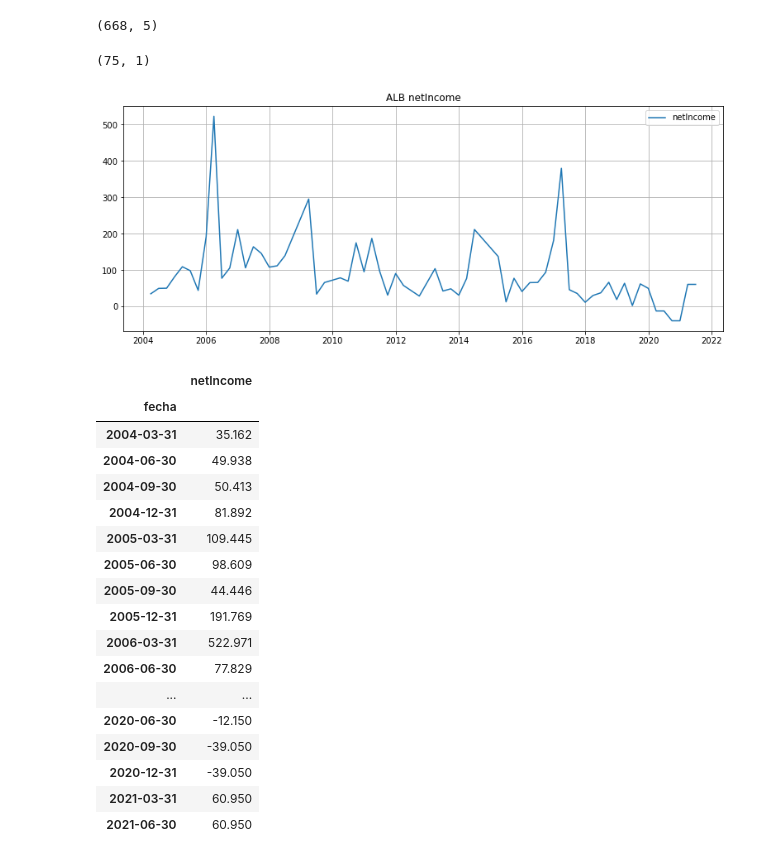
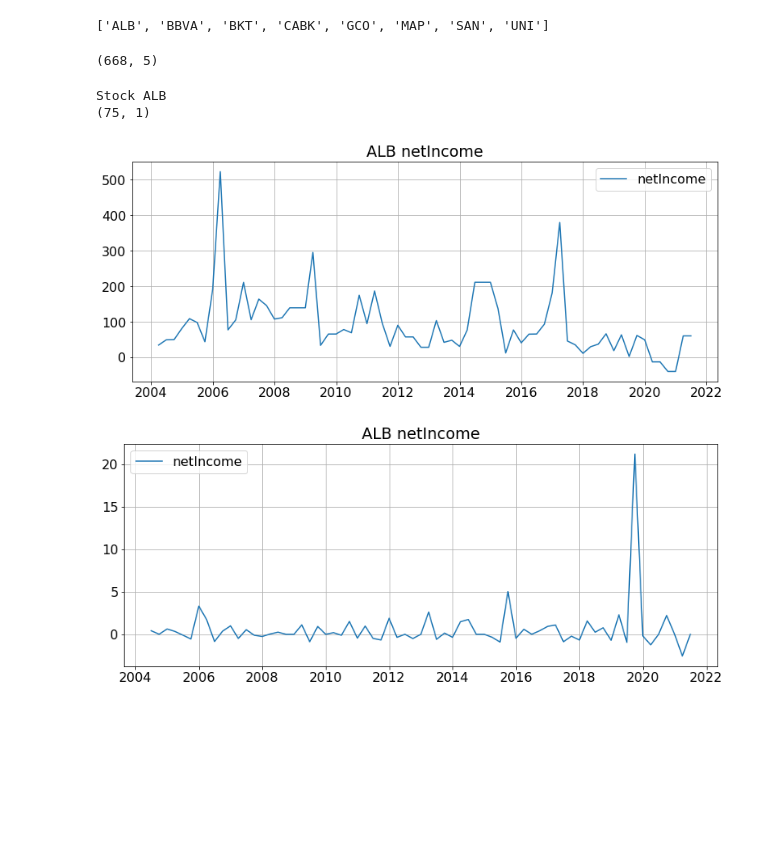
Before and after one commit to webclinic017/marketAnalyzer, a Jupyter notebook: analyzer/notebooks/ARIMA_Models.ipynb, the cells around one changed output. Drawn from its saved outputs; the diff is of its cells as text; code cells hidden in the pictures; blank space fills up the shorter version.

```diff
--- a/analyzer/notebooks/ARIMA_Models.ipynb
+++ b/analyzer/notebooks/ARIMA_Models.ipynb
@@ -16,6 +16,10 @@ getdescriptions=False
 columnas=["netIncome","totalRevenue","stock"]
 columnasPrecios=["Adjusted_close","stock"]
 not_index=True
+tamMinimo=50
+mod=4
+nivel_confianza=0.05
+numberPreds=10
 # %%
 bd=bdStocks.getData()
 precios=bd.getPrizesByExchange(exchange,columnas=columnasPrecios)
@@ -45,41 +49,29 @@ import itertools
 
 sectors=np.unique(fundamentals["sector"])
 dataframeAnalysis=fundamentals.loc[fundamentals["sector"].isin([sectors[-6]])]
-stocks=np.unique(dataframeAnalysis["stock"])
+stocks=[e for e in np.unique(dataframeAnalysis["stock"]) if (dataframeAnalysis.loc[dataframeAnalysis["stock"]==e]).shape[0]>tamMinimo]
+print(stocks)
 stocks=iter(stocks)
 dataframeAnalysis.shape
 # %% [output]
-(668, 5)
+['ALB', 'BBVA', 'BKT', 'CABK', 'GCO', 'MAP', 'SAN', 'UNI']
+(668, 5)
 # %%
 stock=next(stocks)
+print("Stock %s"%stock)
 column="netIncome"
 data=dataframeAnalysis.loc[dataframeAnalysis["stock"]==stock,["fecha",column]]
 data.set_index("fecha",inplace=True,drop=True)
 print(data.shape)
-data=data.dropna()/1000000
+data=data.fillna(method='ffill')/1000000
+data=data.dropna()
 graficos.linearplot(data,stock+" "+column,False,column)
-data
+graficos.linearplot(data.pct_change(),stock+" "+column,False,column)
 # %% [output]
+Stock ALB
 (75, 1)
-[figure, old version]
+[figure, new version]
-|  | netIncome |
-| fecha |  |
-| 2004-03-31 | 35.162 |
-| 2004-06-30 | 49.938 |
-| 2004-09-30 | 50.413 |
-| 2004-12-31 | 81.892 |
-| 2005-03-31 | 109.445 |
-| 2005-06-30 | 98.609 |
-| 2005-09-30 | 44.446 |
-| 2005-12-31 | 191.769 |
-| 2006-03-31 | 522.971 |
-| 2006-06-30 | 77.829 |
-| ... | ... |
-| 2020-06-30 | -12.150 |
-| 2020-09-30 | -39.050 |
-| 2020-12-31 | -39.050 |
-| 2021-03-31 | 60.950 |
-| 2021-06-30 | 60.950 |
+[figure, added]
 # %%
 import math
 import transformations
```
Also changed, not shown: parts of 15 cells of this notebook, 1 other file.
